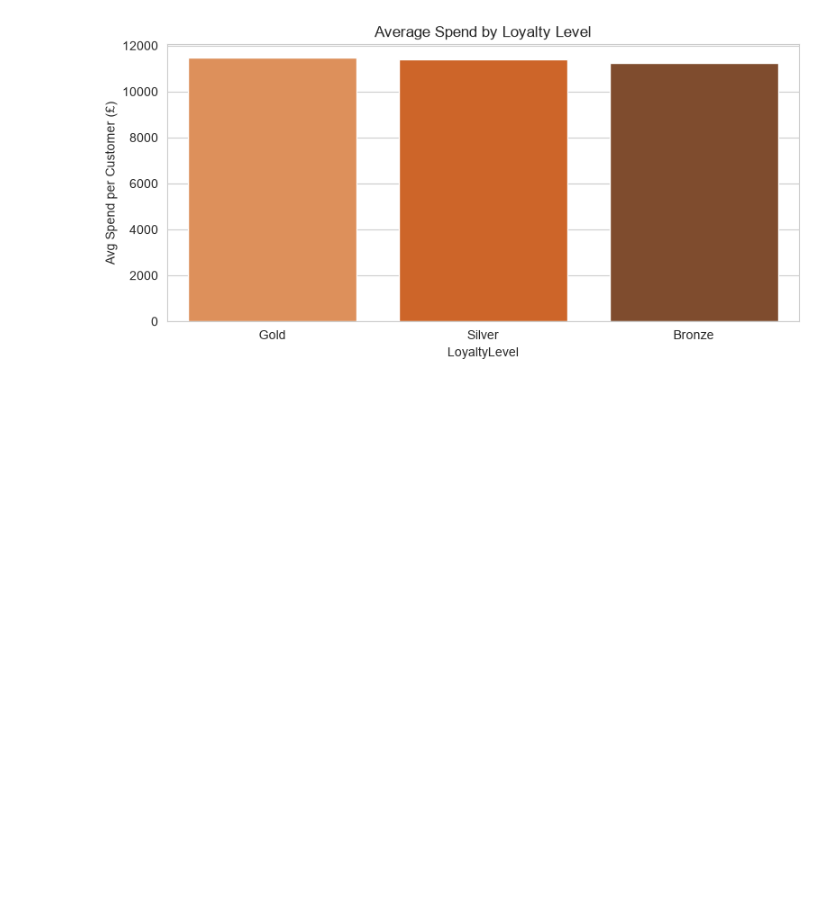
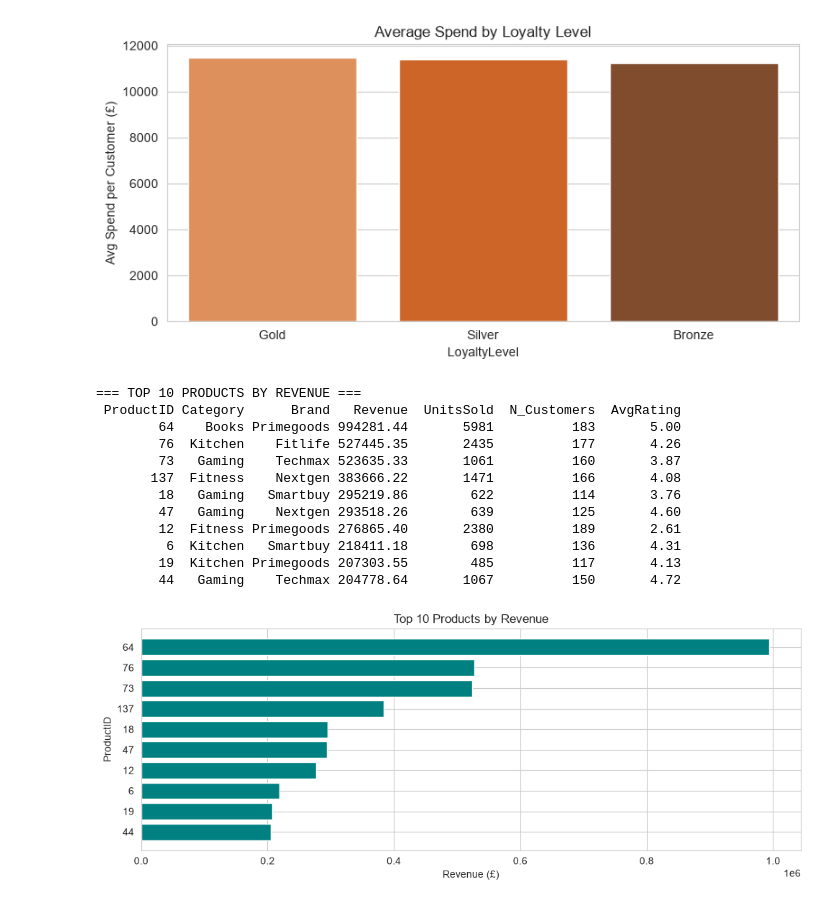
Before and after one commit to kieronisME/Research-Analytics-CA, a Jupyter notebook: Task02.ipynb, the cells around one changed output. Cells and saved outputs as stored; diff of their text form; code cells hidden in the pictures; blank space fills up the shorter version.

```diff
--- a/Task02.ipynb
+++ b/Task02.ipynb
@@ -268,3 +276,36 @@ Passing `palette` without assigning `hue` is deprecated and will be removed in v
 
   sns.barplot(x=loyalty_value.index, y=loyalty_value['AvgSpend'], ax=ax, palette='Oranges_d')
 [figure]
+# %%
+product_perf = (tx_full.groupby(['ProductID','Category','Brand'])
+    .agg(Revenue=('Spend','sum'),
+         UnitsSold=('PurchaseCount','sum'),
+         N_Customers=('CustomerID','nunique'),
+         AvgRating=('Rating','mean'))
+    .reset_index()
+    .sort_values('Revenue', ascending=False))
+
+print("=== TOP 10 PRODUCTS BY REVENUE ===")
+print(product_perf.head(10).round(2).to_string(index=False))
+
+fig, ax = plt.subplots(figsize=(10,4))
+top10_products = product_perf.head(10)
+ax.barh(top10_products['ProductID'].astype(str), top10_products['Revenue'], color='teal')
+ax.invert_yaxis()
+ax.set_title('Top 10 Products by Revenue')
+ax.set_xlabel('Revenue (£)'); ax.set_ylabel('ProductID')
+plt.tight_layout(); plt.show()
+# %% [output]
+=== TOP 10 PRODUCTS BY REVENUE ===
+ ProductID Category      Brand   Revenue  UnitsSold  N_Customers  AvgRating
+        64    Books Primegoods 994281.44       5981          183       5.00
+        76  Kitchen    Fitlife 527445.35       2435          177       4.26
+        73   Gaming    Techmax 523635.33       1061          160       3.87
+       137  Fitness    Nextgen 383666.22       1471          166       4.08
+        18   Gaming   Smartbuy 295219.86        622          114       3.76
+        47   Gaming    Nextgen 293518.26        639          125       4.60
+        12  Fitness Primegoods 276865.40       2380          189       2.61
+         6  Kitchen   Smartbuy 218411.18        698          136       4.31
+        19  Kitchen Primegoods 207303.55        485          117       4.13
+        44   Gaming    Techmax 204778.64       1067          150       4.72
+[figure, added]
```
Also changed, not shown: parts of 15 cells of this notebook, 3 other files.
